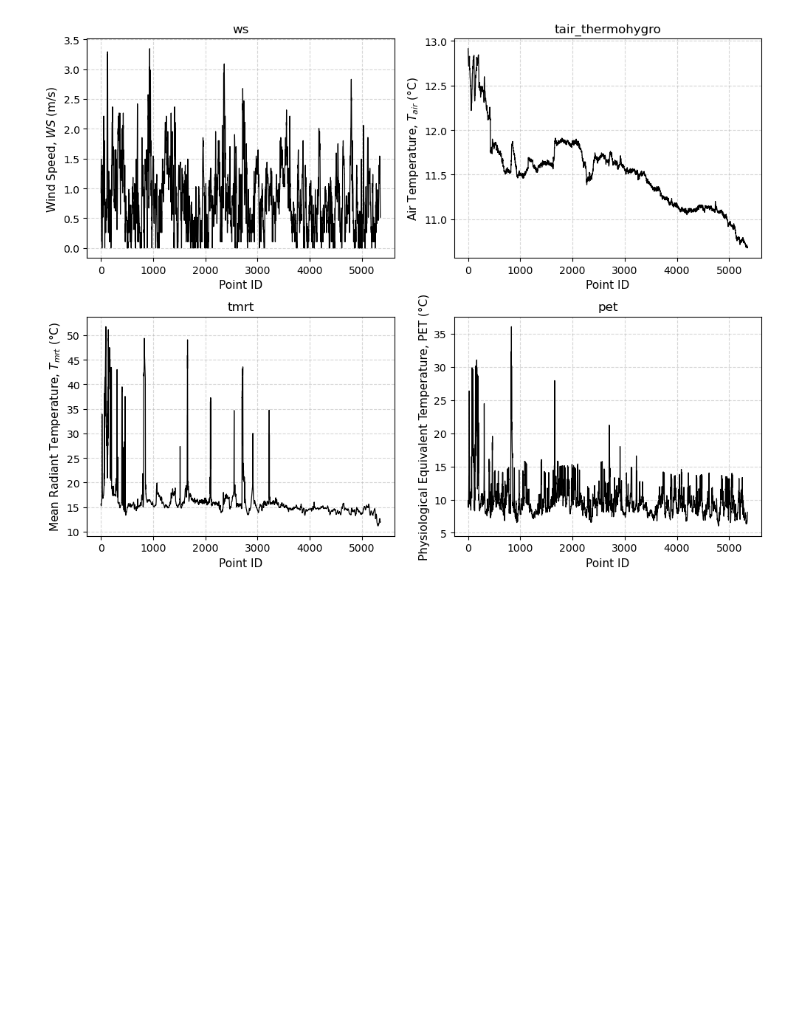
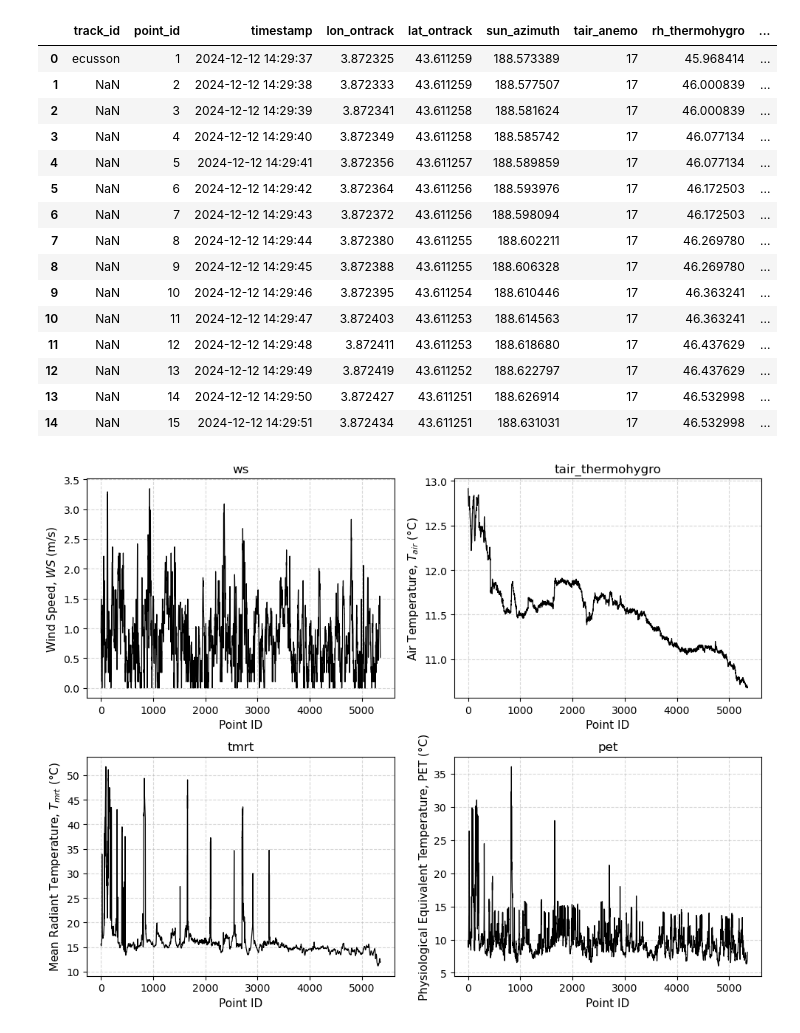
Before and after one commit to anpeata/xai-spatio-temporal, a Jupyter notebook: scripts/notebooks/pipelines/umap_hdbscan.ipynb, the cells around one changed output. Saved outputs shown, nothing was run; the diff lists cells and outputs as text; code cells hidden in the pictures; blank space fills up the shorter version.

```diff
--- a/scripts/notebooks/pipelines/umap_hdbscan.ipynb
+++ b/scripts/notebooks/pipelines/umap_hdbscan.ipynb
@@ -144,3 +160,24 @@ dfe.head()
+# %%
+dfe[['track_id', 'point_id','timestamp', 'lon_ontrack', 'lat_ontrack', 'sun_azimuth', 'tair_anemo', 'rh_thermohygro', 'ws', 'wdir', 'sw_up',
+       'sw_down', 'sw_front', 'sw_back', 'sw_left', 'sw_right', 'lw_up',
+       'lw_down', 'lw_front', 'lw_back', 'lw_left', 'lw_right', 'tmrt', 'pet']].head(15)
+# %% [output]
+|  | track_id | point_id | timestamp | lon_ontrack | lat_ontrack | sun_azimuth | tair_anemo | rh_thermohygro | ... |
+| 0 | ecusson | 1 | 2024-12-12 14:29:37 | 3.872325 | 43.611259 | 188.573389 | 17 | 45.968414 | ... |
+| 1 | NaN | 2 | 2024-12-12 14:29:38 | 3.872333 | 43.611259 | 188.577507 | 17 | 46.000839 | ... |
+| 2 | NaN | 3 | 2024-12-12 14:29:39 | 3.872341 | 43.611258 | 188.581624 | 17 | 46.000839 | ... |
+| 3 | NaN | 4 | 2024-12-12 14:29:40 | 3.872349 | 43.611258 | 188.585742 | 17 | 46.077134 | ... |
+| 4 | NaN | 5 | 2024-12-12 14:29:41 | 3.872356 | 43.611257 | 188.589859 | 17 | 46.077134 | ... |
+| 5 | NaN | 6 | 2024-12-12 14:29:42 | 3.872364 | 43.611256 | 188.593976 | 17 | 46.172503 | ... |
+| 6 | NaN | 7 | 2024-12-12 14:29:43 | 3.872372 | 43.611256 | 188.598094 | 17 | 46.172503 | ... |
+| 7 | NaN | 8 | 2024-12-12 14:29:44 | 3.872380 | 43.611255 | 188.602211 | 17 | 46.269780 | ... |
+| 8 | NaN | 9 | 2024-12-12 14:29:45 | 3.872388 | 43.611255 | 188.606328 | 17 | 46.269780 | ... |
+| 9 | NaN | 10 | 2024-12-12 14:29:46 | 3.872395 | 43.611254 | 188.610446 | 17 | 46.363241 | ... |
+| 10 | NaN | 11 | 2024-12-12 14:29:47 | 3.872403 | 43.611253 | 188.614563 | 17 | 46.363241 | ... |
+| 11 | NaN | 12 | 2024-12-12 14:29:48 | 3.872411 | 43.611253 | 188.618680 | 17 | 46.437629 | ... |
+| 12 | NaN | 13 | 2024-12-12 14:29:49 | 3.872419 | 43.611252 | 188.622797 | 17 | 46.437629 | ... |
+| 13 | NaN | 14 | 2024-12-12 14:29:50 | 3.872427 | 43.611251 | 188.626914 | 17 | 46.532998 | ... |
+| 14 | NaN | 15 | 2024-12-12 14:29:51 | 3.872434 | 43.611251 | 188.631031 | 17 | 46.532998 | ... |
 # %%
 # print("Number of columns in dfa:", len(dfa.columns.tolist()))
 # print("Number of columns in dfe:", len(dfe.columns.tolist()))
```
Also changed, not shown: parts of 6 cells of this notebook, 14 other files.
